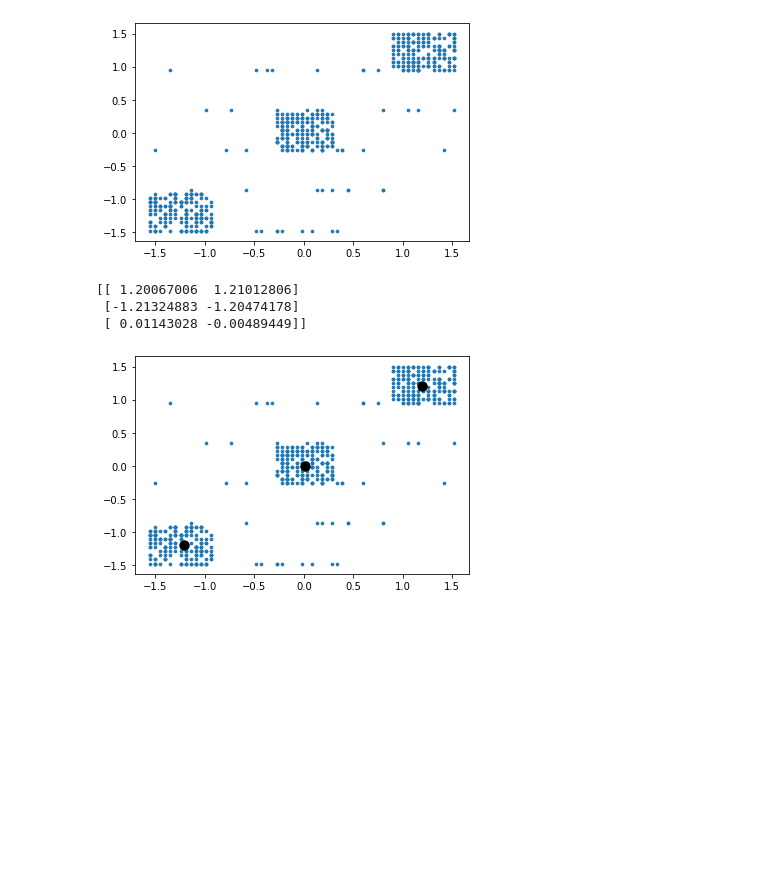
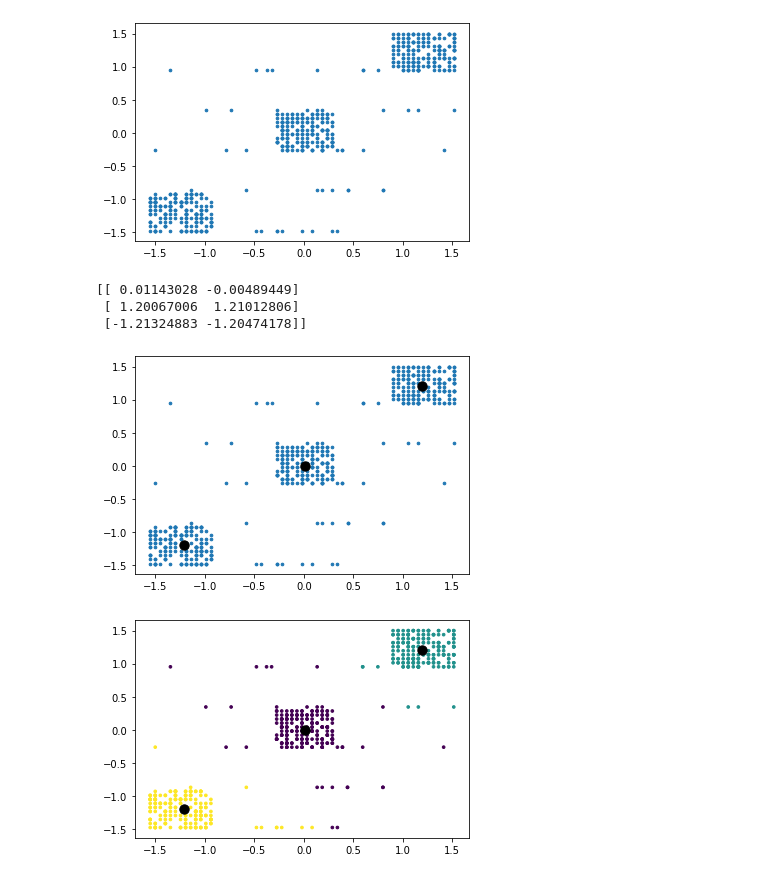
Before and after one commit to lucas-galvao/Backup, a Jupyter notebook: Machine Learning/Jupyter/Cluster.ipynb, the cells around one changed output. Drawn from its saved outputs; the diff is of its cells as text; code cells hidden in the pictures; blank space fills up the shorter version.

```diff
--- a/Machine Learning/Jupyter/Cluster.ipynb
+++ b/Machine Learning/Jupyter/Cluster.ipynb
@@ -66,10 +66,17 @@ print(centroids)
 
 plt.scatter(x, y, s = 7)
 
-for x in centroids:
-    plt.scatter(x[0], x[1], c = 'black', s = 87)
+for a in centroids:
+    plt.scatter(a[0], a[1], c = 'black', s = 87)
 # %% [output]
-[[ 1.20067006  1.21012806]
- [-1.21324883 -1.20474178]
- [ 0.01143028 -0.00489449]]
+[[ 0.01143028 -0.00489449]
+ [ 1.20067006  1.21012806]
+ [-1.21324883 -1.20474178]]
 [figure]
+# %%
+plt.scatter(x, y, s = 7, c = kmeans.labels_)
+
+for x in centroids:
+    plt.scatter(x[0], x[1], c = 'black', s = 87)
+# %% [output]
+[figure, added]
```
Also changed, not shown: parts of 2 cells of this notebook, 4 other files.
